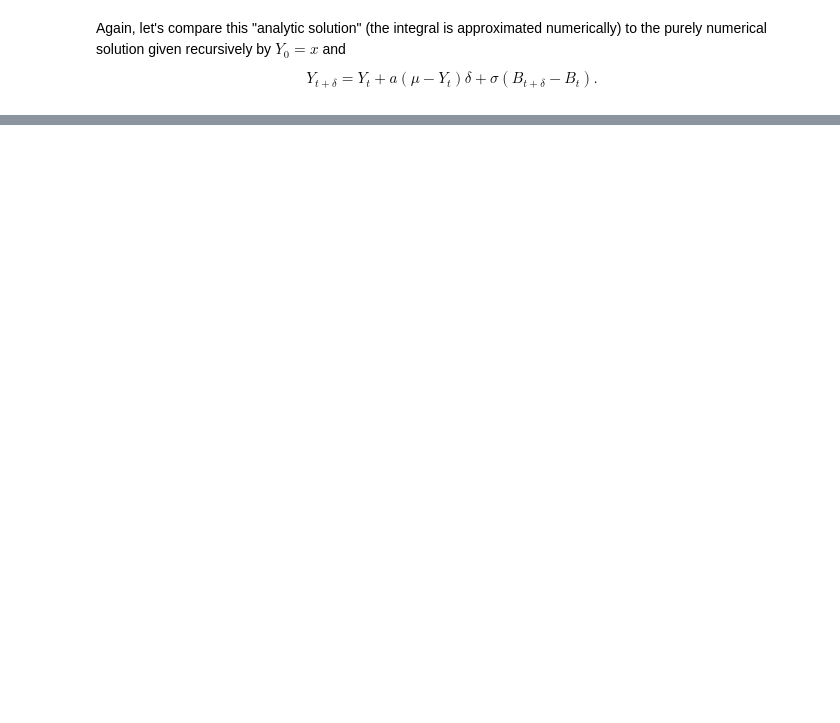
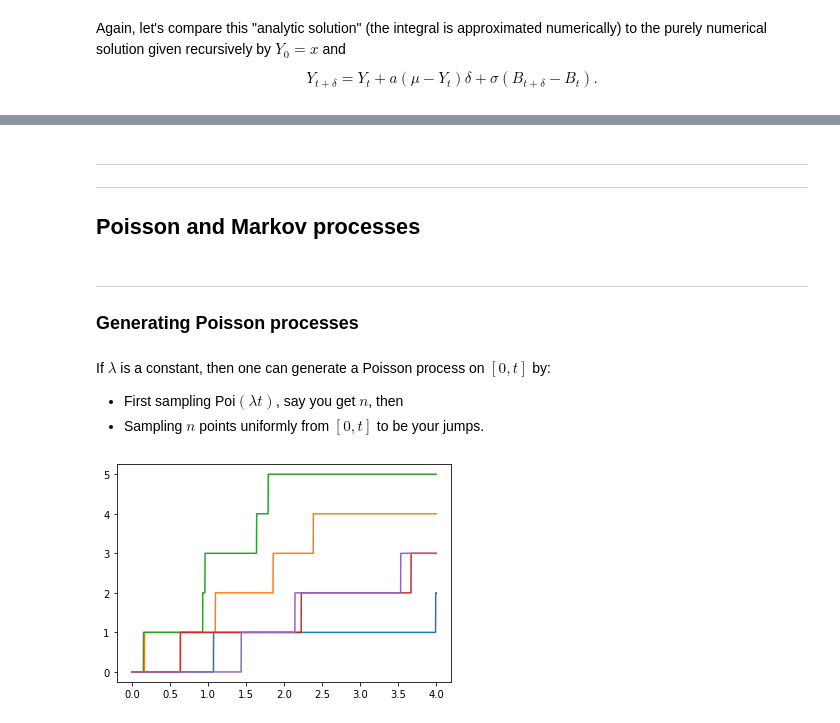
Before and after one commit to kevinrchilders/stochastics, a Jupyter notebook: stochastics.ipynb, the cells around one changed output, grey strips where cells are left out. Saved outputs shown, nothing was run; the diff lists cells and outputs as text; code cells hidden in the pictures; blank space fills up the shorter version.

```diff
--- a/stochastics.ipynb
+++ b/stochastics.ipynb
@@ -818,0 +819,38 @@ plt.tight_layout()
+# %% [markdown]
+---
+---
+## Poisson and Markov processes
+# %% [markdown]
+---
+### Generating Poisson processes
+# %% [markdown]
+If $\lambda$ is a constant, then one can generate a Poisson process on $[0, t]$ by:
+
+*   First sampling Poi$(\lambda t)$, say you get $n$, then
+*   Sampling $n$ points uniformly from $[0, t]$ to be your jumps.
+# %%
+# Generates a Poisson process on [0, T] with intensity lambd
+# N is the number of time steps steps per unit interval
+# Returns the time steps and the process
+
+def poisson(lambd, T, N=1000):
+  n = np.random.poisson(lambd * T)  # Number of steps taken by time T
+  u = np.random.rand(n) * T         # Locations of the n steps
+  t = np.linspace(0, T, N*T+1)      # Time steps
+
+  # Fill in the process at all time steps
+  P = np.zeros(t.shape)
+  for i in u:
+    for j, s in enumerate(t):
+      if s >= i:
+        P[j] += 1
+
+  return t, P
+# %%
+# Plot some examples
+
+for i in range(5):
+  t, P = poisson(1, 4)
+  plt.plot(t, P)
+# %% [output]
+[figure, added]
```
Also changed, not shown: parts of 28 cells of this notebook.
